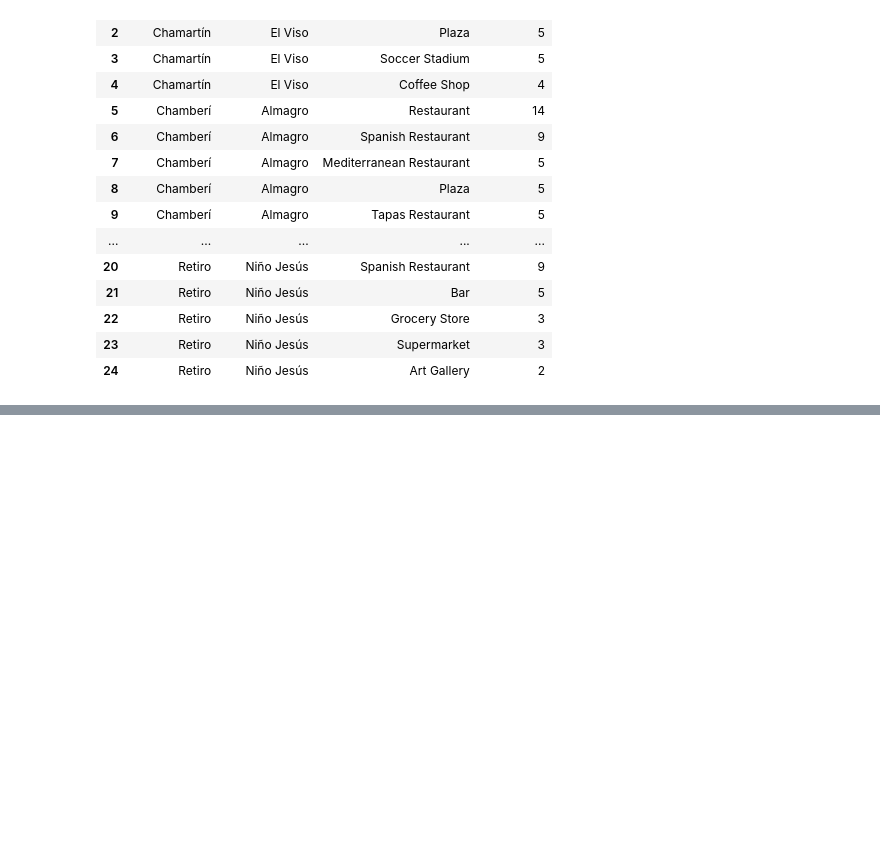
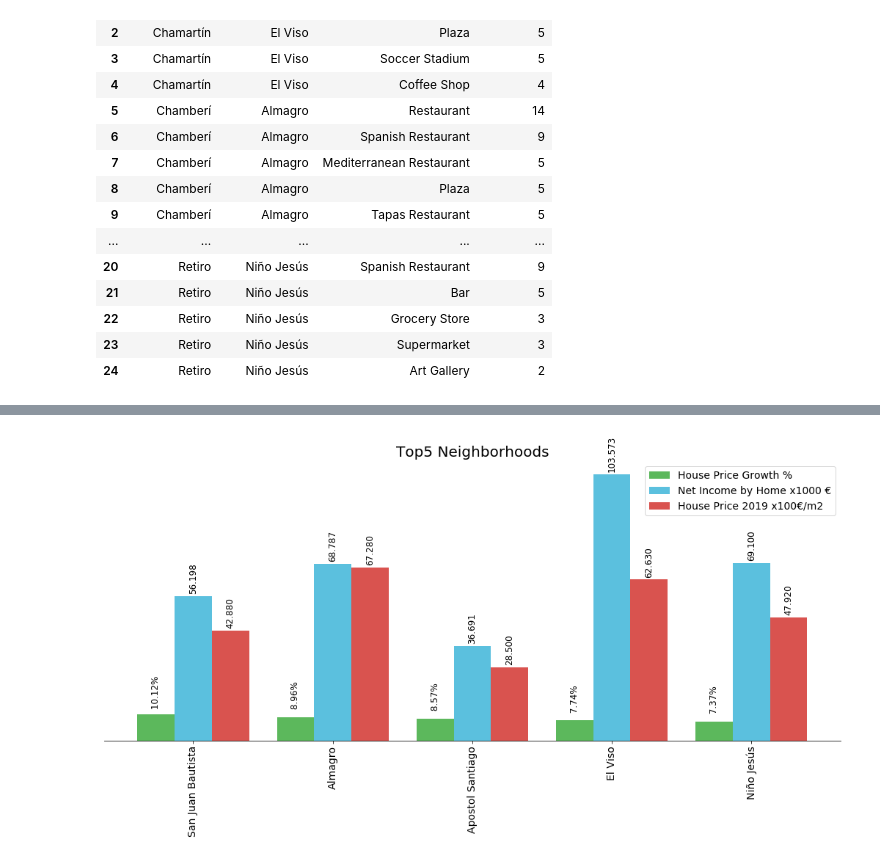
Before and after one commit to cazuaje27/BattleofNeighborhoods, a Jupyter notebook: The Battle of Neighborhoods.ipynb, the cells around one changed output, grey strips where cells are left out. Cells and saved outputs as stored; diff of their text form; code cells hidden in the pictures; blank space fills up the shorter version.

```diff
--- a/The Battle of Neighborhoods.ipynb
+++ b/The Battle of Neighborhoods.ipynb
@@ -823,3 +869,85 @@ project.save_data(file_name='madrid_Top5.txt',data=html_madridTop5,set_project_a
 madridmap
 # %% [output]
 [interactive output not drawn]
+# %%
+#Lets Check the TOP 5 Neighborhood
+
+HpG = list(Top5['House Price Growth %'])
+NiH = list(Top5['Net Income by Home'])
+Hp = list(Top5['House Price 2019 €/m2']/100)
+ind = np.arange(len(Top5['Neighborhood']))
+width = 0.8
+
+fig = plt.figure(figsize=(18,7))
+
+ax = fig.subplots()
+
+VI1 = ax.bar(ind-width/3, HpG, width/3, color='#5cb85c', label = 'House Price Growth %')
+NI1 = ax.bar(ind, NiH,width/3, color='#5bc0de', label ='Net Income by Home x1000 €')
+HP1 = ax.bar(ind+width/3, Hp,width/3, color='#d9534f', label ='House Price 2019 x100€/m2')
+
+
+ax.tick_params('y', grid_alpha=0)
+
+# Add label in each bar with % symbol
+def autolabel(rects, xpos='center'):
+    """
+    Attach a text label above each bar in *rects*, displaying its height.
+
+    *xpos* indicates which side to place the text w.r.t. the center of
+    the bar. It can be one of the following {'center', 'right', 'left'}.
+    """
+
+    ha = {'center': 'center', 'right': 'left', 'left': 'right'}
+    offset = {'center': 0, 'right': 1, 'left': -1}
+
+    for rect in rects:
+        height = rect.get_height()
+        ax.annotate('{:6.2f}%'.format(height),
+                    rotation='vertical',
+                    xy=(rect.get_x() + rect.get_width() / 2, height), fontsize=12,
+                    xytext=(offset[xpos]*3, 3),  # use 3 points offset
+                    textcoords="offset points",  # in both directions
+                    ha=ha[xpos], va='bottom')
+
+# Add label in each bar without % symbol
+def autolabel2(rects, xpos='center'):
+    """
+    Attach a text label above each bar in *rects*, displaying its height.
+
+    *xpos* indicates which side to place the text w.r.t. the center of
+    the bar. It can be one of the following {'center', 'right', 'left'}.
+    """
+
+    ha = {'center': 'center', 'right': 'left', 'left': 'right'}
+    offset = {'center': 0, 'right': 1, 'left': -1}
+
+    for rect in rects:
+        height = rect.get_height()
+        ax.annotate('{:6.3f}'.format(height),
+                    rotation='vertical',
+                    xy=(rect.get_x() + rect.get_width() / 2, height), fontsize=12,
+                    xytext=(offset[xpos]*3, 3),  # use 3 points offset
+                    textcoords="offset points",  # in both directions
+                    ha=ha[xpos], va='bottom')
+
+
+autolabel(VI1,'center')
+autolabel2(NI1,'center')
+autolabel2(HP1,'center')
+
+ax.spines['left'].set_visible(False)
+ax.spines['top'].set_visible(False)
+ax.spines['right'].set_visible(False)
+
+ax.set_title('Top5 Neighborhoods', fontsize=20)
+ax.set_xticks(ind)
+ax.set_xticklabels(Top5['Neighborhood'], fontsize=14, rotation='vertical')
+
+
+ax.set_yticklabels([0,10,20,30,40,50,60], visible=False)
+ax.yaxis.set_ticks_position(position='none')
+
+ax.get_geometry()
+ax.legend(fontsize=14)
+# %% [output]
@@ -825,0 +955 @@ madridmap
+[figure, added]
```
Also changed, not shown: parts of 19 cells of this notebook.
